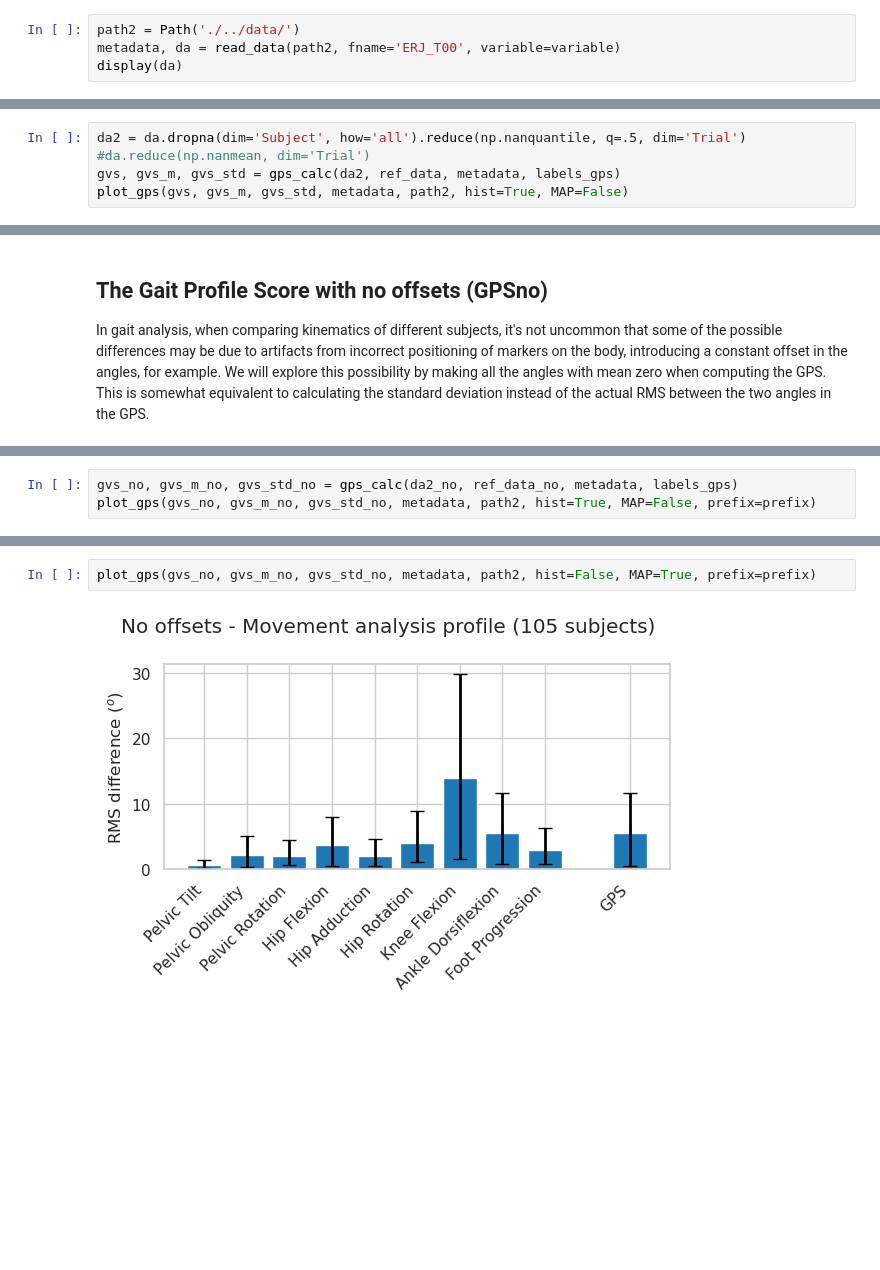
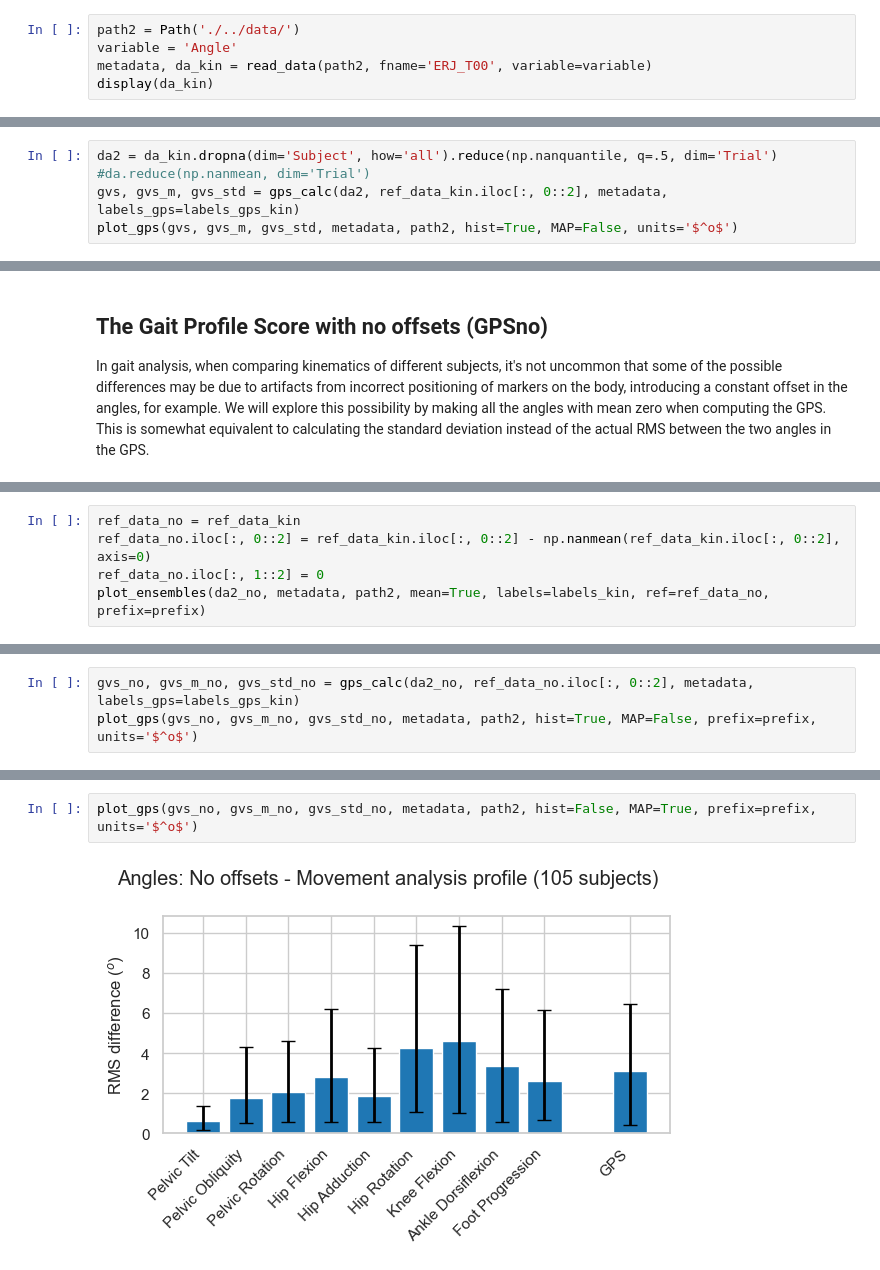
Before and after one commit to demotu/gait_score, a Jupyter notebook: notebooks/gps.ipynb, the cells around one changed output, grey strips where cells are left out. Drawn from its saved outputs; the diff is of its cells as text; blank space fills up the shorter version.

```diff
--- a/notebooks/gps.ipynb
+++ b/notebooks/gps.ipynb
@@ -231,8 +335,9 @@ else:
 ### Project ERJ
 # %%
 path2 = Path('./../data/')
-metadata, da = read_data(path2, fname='ERJ_T00', variable=variable)
-display(da)
+variable = 'Angle'
+metadata, da_kin = read_data(path2, fname='ERJ_T00', variable=variable)
+display(da_kin)
 # %% [output]
 <xarray.DataArray 'Angle' (Time: 51, Joint: 3, Axis: 3, Trial: 10, Subject: 105)> Size: 4MB
 [481950 values with dtype=float64]
@@ -247,7 +352,7 @@ Attributes:
 # %% [markdown]
 #### GPS calculation
 # %%
-da2 = da.dropna(dim='Subject', how='all').reduce(np.nanquantile, q=.5, dim='Trial') #da.reduce(np.nanmean, dim='Trial')
-gvs, gvs_m, gvs_std = gps_calc(da2, ref_data, metadata, labels_gps)
-plot_gps(gvs, gvs_m, gvs_std, metadata, path2, hist=True, MAP=False)
+da2 = da_kin.dropna(dim='Subject', how='all').reduce(np.nanquantile, q=.5, dim='Trial') #da.reduce(np.nanmean, dim='Trial')
+gvs, gvs_m, gvs_std = gps_calc(da2, ref_data_kin.iloc[:, 0::2], metadata, labels_gps=labels_gps_kin)
+plot_gps(gvs, gvs_m, gvs_std, metadata, path2, hist=True, MAP=False, units='$^o$')
 # %% [output]
@@ -274,0 +375,5 @@ plot_ensembles2(da2_no, metadata, path2, mean=True, ref=ref_data_no, prefix=pref
+# %%
+ref_data_no = ref_data_kin
+ref_data_no.iloc[:, 0::2] = ref_data_kin.iloc[:, 0::2] - np.nanmean(ref_data_kin.iloc[:, 0::2], axis=0)
+ref_data_no.iloc[:, 1::2] = 0
+plot_ensembles(da2_no, metadata, path2, mean=True, labels=labels_kin, ref=ref_data_no, prefix=prefix)
@@ -275,4 +390,4 @@ plot_ensembles2(da2_no, metadata, path2, mean=True, ref=ref_data_no, prefix=pref
 # %%
-gvs_no, gvs_m_no, gvs_std_no = gps_calc(da2_no, ref_data_no, metadata, labels_gps)
-plot_gps(gvs_no, gvs_m_no, gvs_std_no, metadata, path2, hist=True, MAP=False, prefix=prefix)
+gvs_no, gvs_m_no, gvs_std_no = gps_calc(da2_no, ref_data_no.iloc[:, 0::2], metadata, labels_gps=labels_gps_kin)
+plot_gps(gvs_no, gvs_m_no, gvs_std_no, metadata, path2, hist=True, MAP=False, prefix=prefix, units='$^o$')
 # %% [output]
@@ -280,4 +395,4 @@ plot_gps(gvs_no, gvs_m_no, gvs_std_no, metadata, path2, hist=True, MAP=False, pr
 # %%
-plot_gps(gvs_no, gvs_m_no, gvs_std_no, metadata, path2, hist=False, MAP=True, prefix=prefix)
+plot_gps(gvs_no, gvs_m_no, gvs_std_no, metadata, path2, hist=False, MAP=True, prefix=prefix, units='$^o$')
 # %% [output]
-[figure, old version]
+[figure, new version]
```
Also changed, not shown: parts of 16 cells of this notebook, 5 other files.
